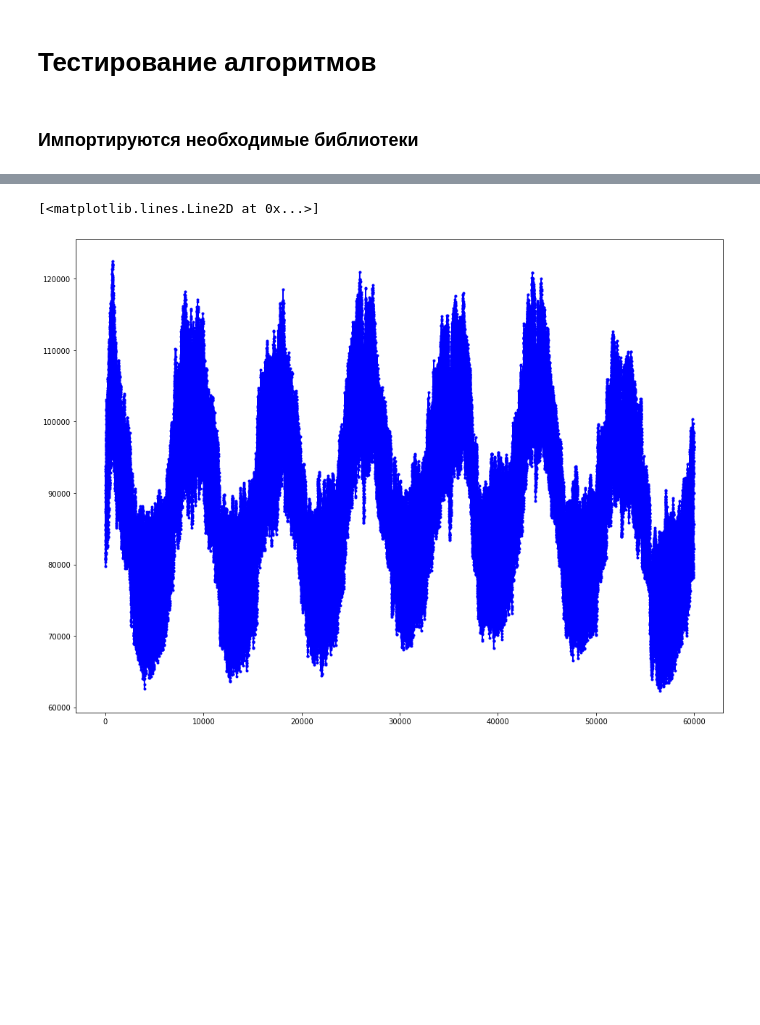
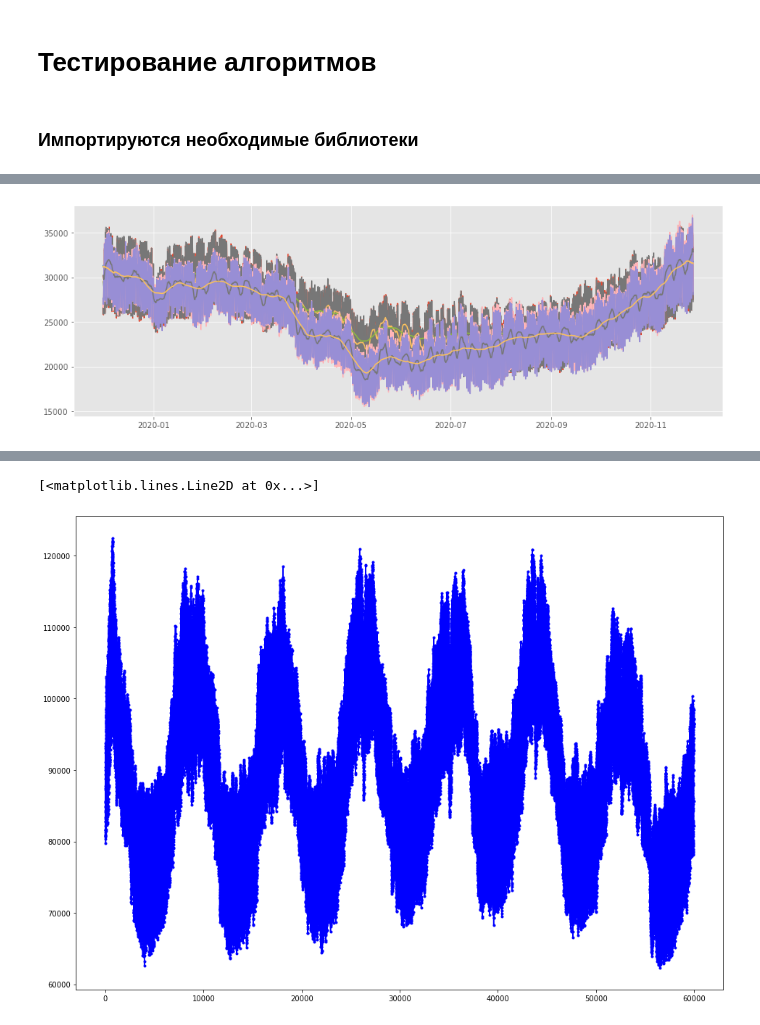
Before and after one commit to akhmetovcr/inn_btg_final, a Jupyter notebook: test_algorithm.ipynb, the cells around one changed output, grey strips where cells are left out. Saved outputs shown, nothing was run; the diff lists cells and outputs as text; code cells hidden in the pictures; blank space fills up the shorter version.

```diff
--- a/test_algorithm.ipynb
+++ b/test_algorithm.ipynb
@@ -42,2 +22,19 @@ data.head(40)
+# %%
+# Объединяем колонки INTERVAL иM_DATE
+def date_time_parser(d, t):
+    date = dt.datetime.strptime(d, '%d.%m.%Y %H:%M:%S')
+    try:
+        hour = int(t)
+    except ValueError:
+        hour = 0
+    finally:
+        time = dt.time(hour)
+    return dt.datetime.combine(date, time)
+
+df = pd.read_csv('data/Генерация и потребление_01.12.2019-27.11.2020.csv',
+                 sep=';', parse_dates={'DATE_TIME':['M_DATE', "INTERVAL"]},
+                 date_parser=date_time_parser)
+# Удалим неопределенные? зоны
+df = df[df['POWER_SYS_ID'] != 0]
 # %%
 # Удаляются строки без данных
@@ -44,0 +166,63 @@ data_filtered = data[data.GEN_FACT > 0]
+# %%
+def running_mean(y: np.ndarray, window: int) -> np.ndarray:
+    # Сглаживание скользящим средним
+    yc = np.pad(y, window, mode='symmetric')
+    yy = y.copy()
+    for wi in range(window, len(y) + window):
+        yy[wi - window] = np.nanmean(yc[wi - window: wi + window])
+
+    return yy
+
+# фильтруем по датам
+def filter_by_date(data_frame):
+    global date_from, date_to
+    return (date_from <= data_frame['DATE_TIME']) & (data_frame['DATE_TIME'] <= date_to)
+
+
+# фильтруем по зонам
+def filter_by_zones(data_frame):
+    global first_zone, second_zone
+
+    zone_filter = np.zeros(data_frame.shape[0], dtype=bool)
+    for zone_checked, zone_value in [(first_zone, 1), (second_zone, 2)]:
+        if zone_checked:
+            zone_filter |= (data_frame['PRICE_ZONE_ID'] == zone_value)
+    return zone_filter
+
+# фильтруем по ОЭС
+def filter_by_sys(data_frame):
+    global sys_checked
+
+    sys_filter = np.zeros(data_frame.shape[0], dtype=bool)
+    for sys, checked in sys_checked.items():
+        if checked:
+            sys_filter |= (data_frame["POWER_SYS_ID"] == sys)
+    return sys_filter
+
+
+tb = ToggleButton(
+    value=False,
+    description='Show'
+    )
+
+def on_show(state):
+    global df
+    global graphs, graph_checked
+
+    # очищаем экран
+    clear_output(wait=True)
+    display(tb)
+    # фильтруем данные
+    filtered = df[filter_by_date(df) & filter_by_zones(df) & filter_by_sys(df)]
+
+    # выводим на экран
+    for sys_key in filtered['POWER_SYS_ID'].unique():
+        sys_df = filtered[filtered['POWER_SYS_ID'] == sys_key]
+        for power_key in graphs:
+            if graph_checked[power_key]:
+                plt.plot(sys_df['DATE_TIME'], sys_df[power_key], label='{0}'.format(power_key))
+                plt.plot(sys_df['DATE_TIME'], running_mean(sys_df[power_key].values, 24), label='{0} по суткам'.format(power_key))
+                plt.plot(sys_df['DATE_TIME'], running_mean(sys_df[power_key].values, 24 * 7), label='{0} по неделям'.format(power_key))
+tb.observe(on_show, names='value')
+on_show({})
+# %% [output]
@@ -44,0 +230 @@ data_filtered = data[data.GEN_FACT > 0]
+[figure, added]
```
Also changed, not shown: parts of 15 cells of this notebook, 1 other file.
